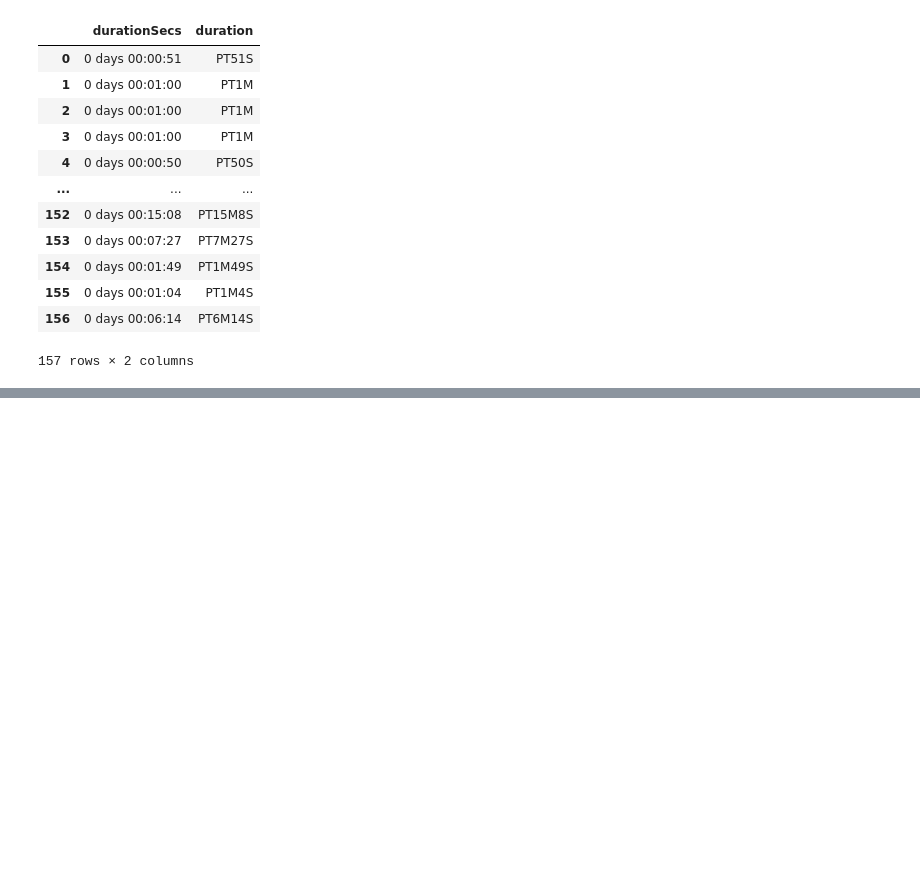
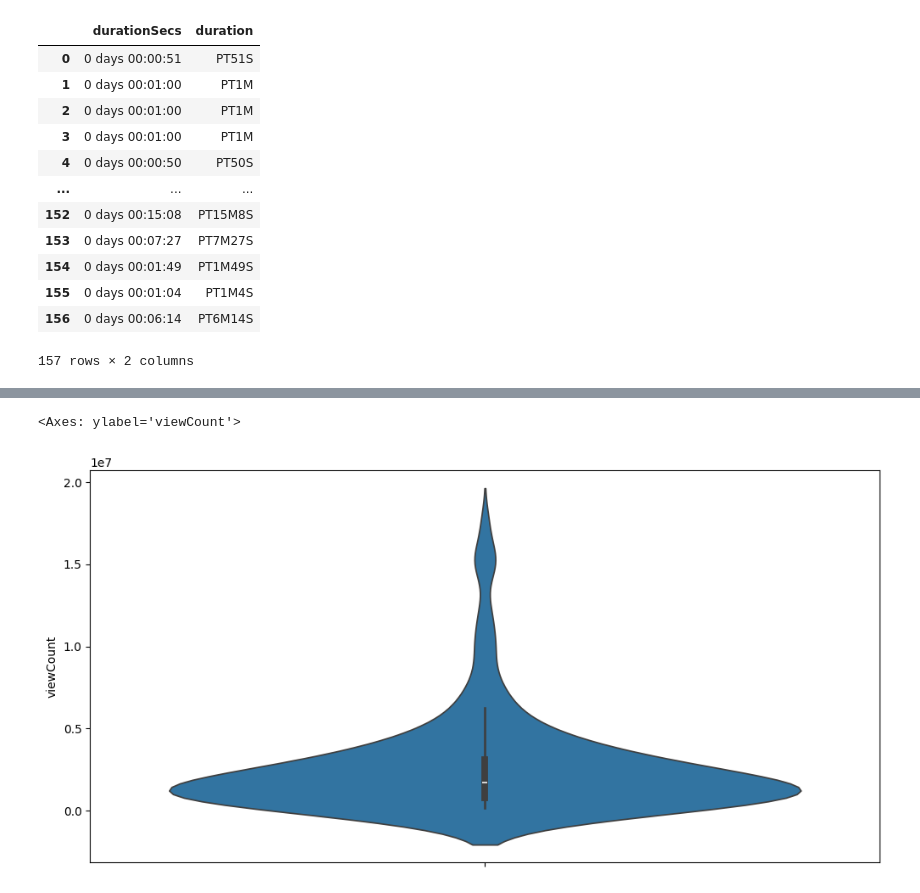
Before and after one commit to Ada-Lovelace-Akademi/youtube-api-project, a Jupyter notebook: analysis.ipynb, the cells around one changed output, grey strips where cells are left out. Drawn from its saved outputs; the diff is of its cells as text; code cells hidden in the pictures; blank space fills up the shorter version.

```diff
--- a/analysis.ipynb
+++ b/analysis.ipynb
@@ -112,0 +156,5 @@ video_df[['durationSecs', 'duration']]
+# %%
+sns.violinplot(video_df['viewCount'])
+# %% [output]
+<Axes: ylabel='viewCount'>
+[figure, added]
```
Also changed, not shown: parts of 15 cells of this notebook.
